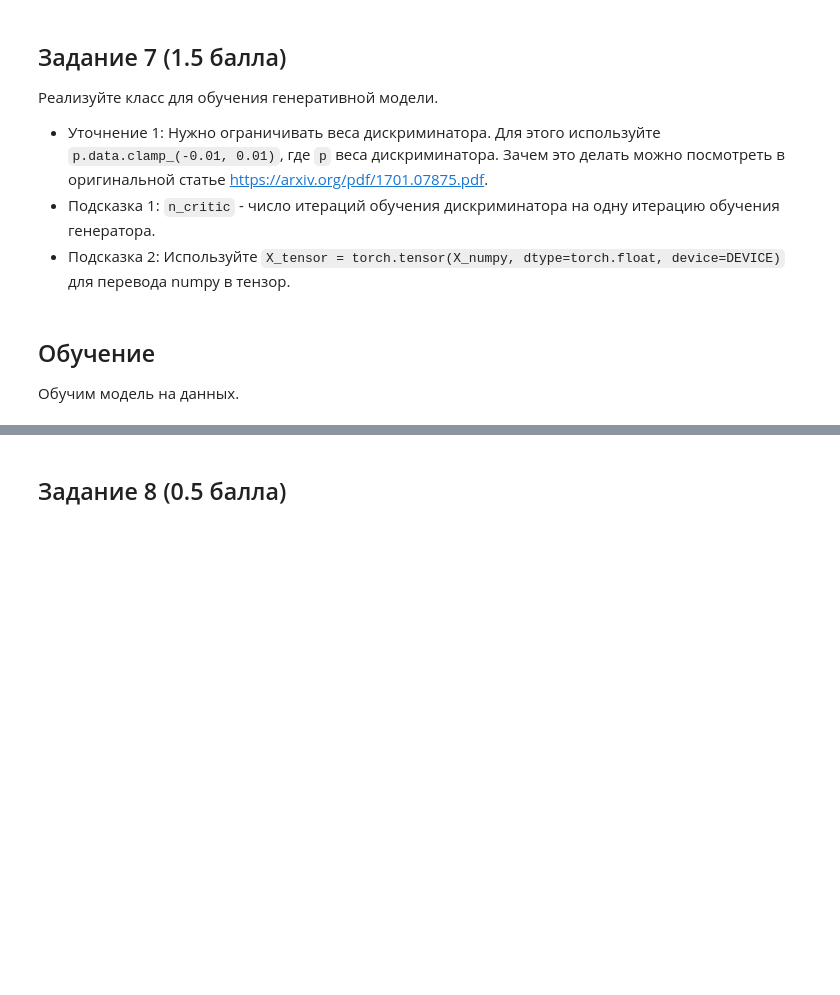
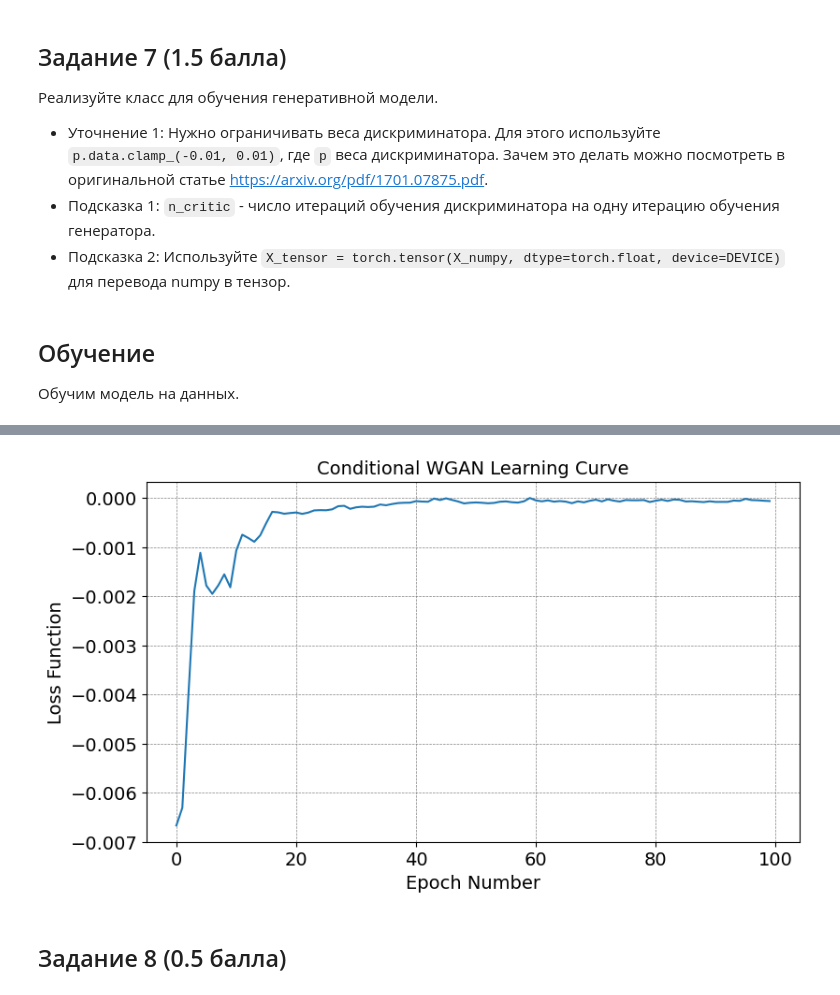
Before and after one commit to idesertin/iad_homework_2, a Jupyter notebook: homeworks/HW1/HW1_gen_models.ipynb, the cells around one changed output, grey strips where cells are left out. Drawn from its saved outputs; the diff is of its cells as text; code cells hidden in the pictures; blank space fills up the shorter version.

```diff
--- a/homeworks/HW1/HW1_gen_models.ipynb
+++ b/homeworks/HW1/HW1_gen_models.ipynb
@@ -314,8 +317,7 @@ class Discriminator(nn.Module):
             nn.ReLU(),
             nn.Linear(100, 100),
             nn.ReLU(),
-            nn.Linear(100, 2),
-            nn.Softmax()
+            nn.Linear(100, 1),
         )
 
     def forward(self, x, y):
@@ -357,7 +359,7 @@ from catboost import CatBoostClassifier
 def other_agent_score(X_real, y_real, X_fake, y_fake):
     X = np.vstack((X_real, X_fake))
     y = np.vstack((y_real, y_fake))
-    X_train, X_test, y_test, y_train = train_test_split(X, y, train_size=0.75, stratify=y, shuffle=True, random_state=153)
+    X_train, X_test, y_train, y_test = train_test_split(X, y, train_size=0.75, stratify=y, shuffle=True, random_state=153)
     logreg = LogisticRegression()
     boosting = CatBoostClassifier(logging_level='Silent')
     logreg.fit(X_train, y_train)
@@ -482,14 +514,16 @@ fitter.fit(X_train, y_train)
 # %%
 # WGAN learning curve
 plt.figure(figsize=(9, 5))
 plt.plot(fitter.loss_history)
 plt.xlabel("Epoch Number", size=14)
 plt.ylabel("Loss Function", size=14)
 plt.xticks(size=14)
 plt.yticks(size=14)
 plt.title("Conditional WGAN Learning Curve", size=14)
-plt.grid(b=1, linestyle="--", linewidth=0.5, color="0.5")
+plt.grid(visible=True, linestyle="--", linewidth=0.5, color="0.5")
 plt.show()
+# %% [output]
+[figure, added]
 # %% [markdown]
 ## Задание 8 (0.5 балла)
 # %% [markdown]
```
Also changed, not shown: parts of 12 cells of this notebook.
